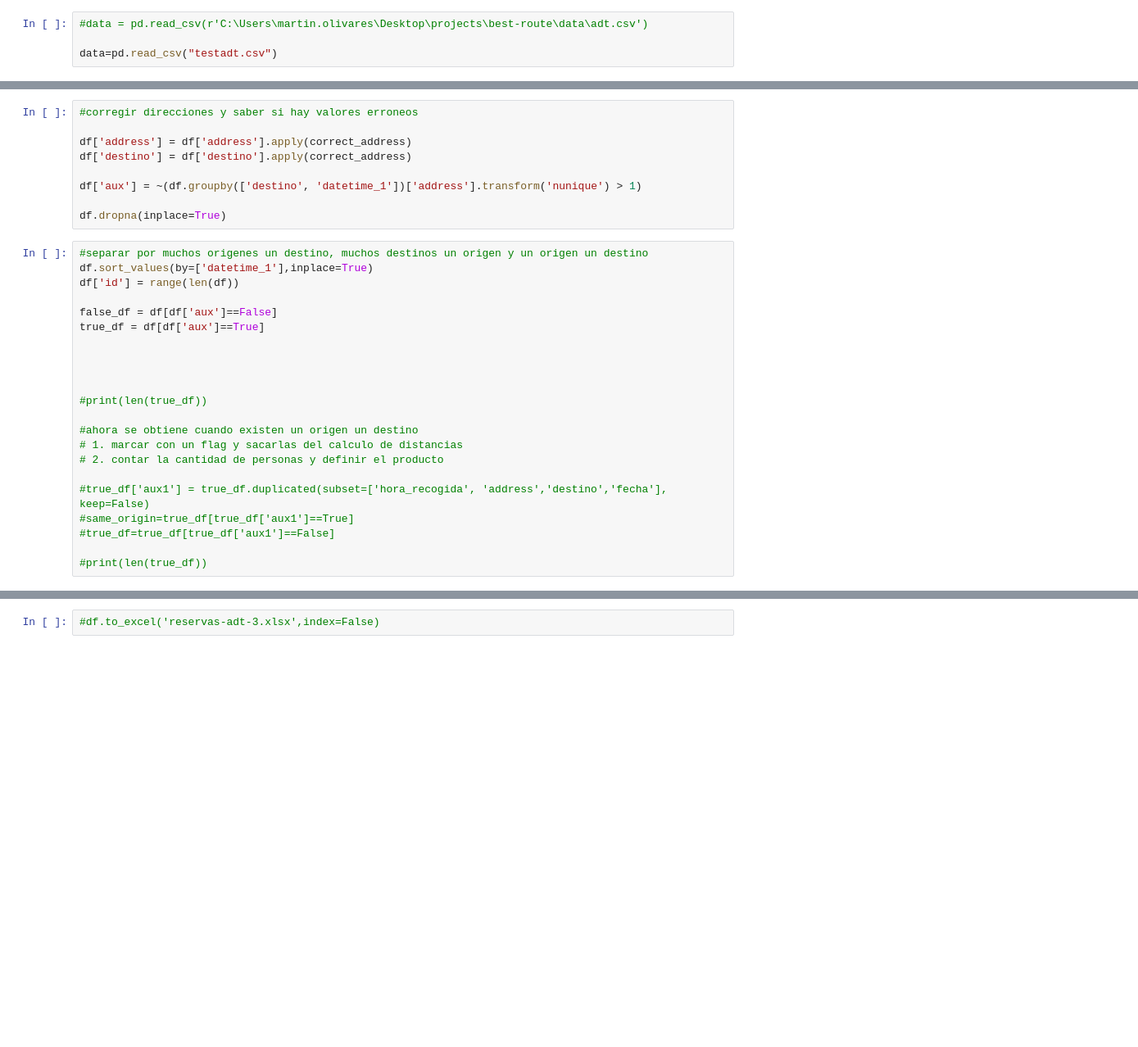
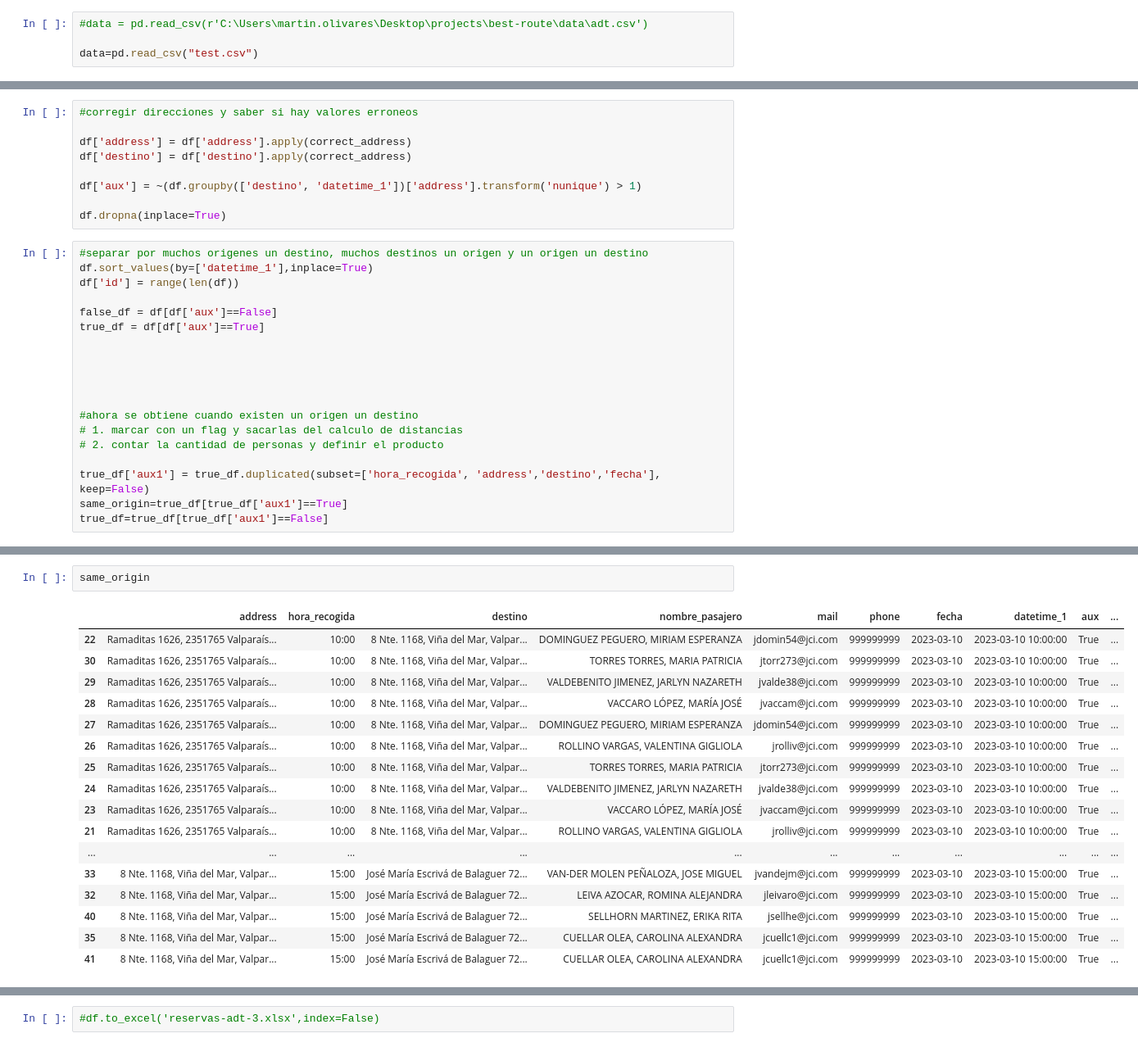
Before and after one commit to martinnnsss/best-route, a Jupyter notebook: routes_1.0.ipynb, the cells around one changed output, grey strips where cells are left out. Shown at 82% size. Cells and saved outputs as stored; diff of their text form; blank space fills up the shorter version.

```diff
--- a/routes_1.0.ipynb
+++ b/routes_1.0.ipynb
@@ -24,7 +24,7 @@ warnings.filterwarnings("ignore")
 # %%
 #data = pd.read_csv(r'C:\Users\martin.olivares\Desktop\projects\best-route\data\adt.csv')
 
-data=pd.read_csv("testadt.csv")
+data=pd.read_csv("test.csv")
 # %%
 #limpiar data
 
@@ -366,14 +336,11 @@ true_df = df[df['aux']==True]
 
 
 
-#print(len(true_df))
 
 #ahora se obtiene cuando existen un origen un destino
 # 1. marcar con un flag y sacarlas del calculo de distancias
 # 2. contar la cantidad de personas y definir el producto
 
-#true_df['aux1'] = true_df.duplicated(subset=['hora_recogida', 'address','destino','fecha'], keep=False)
-#same_origin=true_df[true_df['aux1']==True]
-#true_df=true_df[true_df['aux1']==False]
-
-#print(len(true_df))
+true_df['aux1'] = true_df.duplicated(subset=['hora_recogida', 'address','destino','fecha'], keep=False)
+same_origin=true_df[true_df['aux1']==True]
+true_df=true_df[true_df['aux1']==False]
@@ -380,3 +366,23 @@ true_df = df[df['aux']==True]
+# %%
+same_origin
+# %% [output]
+|  | address | hora_recogida | destino | nombre_pasajero | mail | phone | fecha | datetime_1 | aux | ... |
+| 22 | Ramaditas 1626, 2351765 Valparaís... | 10:00 | 8 Nte. 1168, Viña del Mar, Valpar... | DOMINGUEZ PEGUERO, MIRIAM ESPERANZA | jdomin54@jci.com | 999999999 | 2023-03-10 | 2023-03-10 10:00:00 | True | ... |
+| 30 | Ramaditas 1626, 2351765 Valparaís... | 10:00 | 8 Nte. 1168, Viña del Mar, Valpar... | TORRES TORRES, MARIA PATRICIA | jtorr273@jci.com | 999999999 | 2023-03-10 | 2023-03-10 10:00:00 | True | ... |
+| 29 | Ramaditas 1626, 2351765 Valparaís... | 10:00 | 8 Nte. 1168, Viña del Mar, Valpar... | VALDEBENITO JIMENEZ, JARLYN NAZARETH | jvalde38@jci.com | 999999999 | 2023-03-10 | 2023-03-10 10:00:00 | True | ... |
+| 28 | Ramaditas 1626, 2351765 Valparaís... | 10:00 | 8 Nte. 1168, Viña del Mar, Valpar... | VACCARO LÓPEZ, MARÍA JOSÉ | jvaccam@jci.com | 999999999 | 2023-03-10 | 2023-03-10 10:00:00 | True | ... |
+| 27 | Ramaditas 1626, 2351765 Valparaís... | 10:00 | 8 Nte. 1168, Viña del Mar, Valpar... | DOMINGUEZ PEGUERO, MIRIAM ESPERANZA | jdomin54@jci.com | 999999999 | 2023-03-10 | 2023-03-10 10:00:00 | True | ... |
+| 26 | Ramaditas 1626, 2351765 Valparaís... | 10:00 | 8 Nte. 1168, Viña del Mar, Valpar... | ROLLINO VARGAS, VALENTINA GIGLIOLA | jrolliv@jci.com | 999999999 | 2023-03-10 | 2023-03-10 10:00:00 | True | ... |
+| 25 | Ramaditas 1626, 2351765 Valparaís... | 10:00 | 8 Nte. 1168, Viña del Mar, Valpar... | TORRES TORRES, MARIA PATRICIA | jtorr273@jci.com | 999999999 | 2023-03-10 | 2023-03-10 10:00:00 | True | ... |
+| 24 | Ramaditas 1626, 2351765 Valparaís... | 10:00 | 8 Nte. 1168, Viña del Mar, Valpar... | VALDEBENITO JIMENEZ, JARLYN NAZARETH | jvalde38@jci.com | 999999999 | 2023-03-10 | 2023-03-10 10:00:00 | True | ... |
+| 23 | Ramaditas 1626, 2351765 Valparaís... | 10:00 | 8 Nte. 1168, Viña del Mar, Valpar... | VACCARO LÓPEZ, MARÍA JOSÉ | jvaccam@jci.com | 999999999 | 2023-03-10 | 2023-03-10 10:00:00 | True | ... |
+| 21 | Ramaditas 1626, 2351765 Valparaís... | 10:00 | 8 Nte. 1168, Viña del Mar, Valpar... | ROLLINO VARGAS, VALENTINA GIGLIOLA | jrolliv@jci.com | 999999999 | 2023-03-10 | 2023-03-10 10:00:00 | True | ... |
+| ... | ... | ... | ... | ... | ... | ... | ... | ... | ... | ... |
+| 33 | 8 Nte. 1168, Viña del Mar, Valpar... | 15:00 | José María Escrivá de Balaguer 72... | VAN-DER MOLEN PEÑALOZA, JOSE MIGUEL | jvandejm@jci.com | 999999999 | 2023-03-10 | 2023-03-10 15:00:00 | True | ... |
+| 32 | 8 Nte. 1168, Viña del Mar, Valpar... | 15:00 | José María Escrivá de Balaguer 72... | LEIVA AZOCAR, ROMINA ALEJANDRA | jleivaro@jci.com | 999999999 | 2023-03-10 | 2023-03-10 15:00:00 | True | ... |
+| 40 | 8 Nte. 1168, Viña del Mar, Valpar... | 15:00 | José María Escrivá de Balaguer 72... | SELLHORN MARTINEZ, ERIKA RITA | jsellhe@jci.com | 999999999 | 2023-03-10 | 2023-03-10 15:00:00 | True | ... |
+| 35 | 8 Nte. 1168, Viña del Mar, Valpar... | 15:00 | José María Escrivá de Balaguer 72... | CUELLAR OLEA, CAROLINA ALEXANDRA | jcuellc1@jci.com | 999999999 | 2023-03-10 | 2023-03-10 15:00:00 | True | ... |
+| 41 | 8 Nte. 1168, Viña del Mar, Valpar... | 15:00 | José María Escrivá de Balaguer 72... | CUELLAR OLEA, CAROLINA ALEXANDRA | jcuellc1@jci.com | 999999999 | 2023-03-10 | 2023-03-10 15:00:00 | True | ... |
 # %%
 #paso 1.1.1 (distintos origenes -> un destino; crear clusters)
 
```
Also changed, not shown: parts of 13 cells of this notebook, 8 other files.
